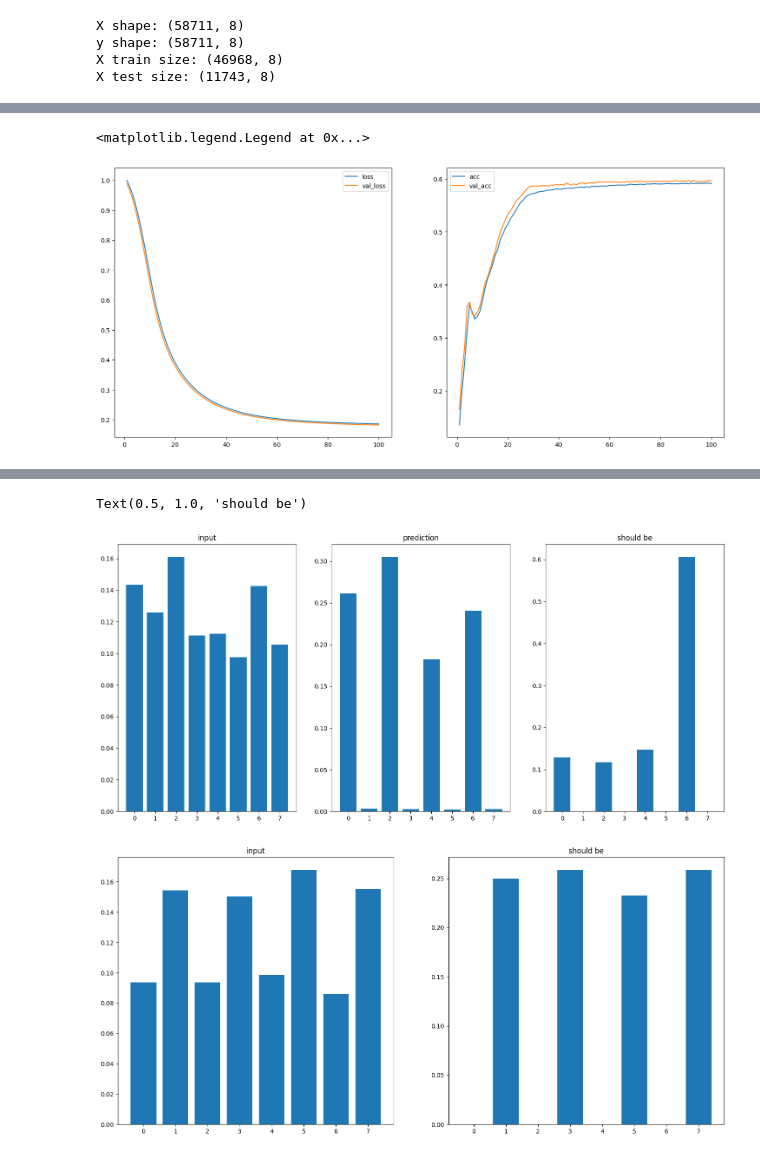
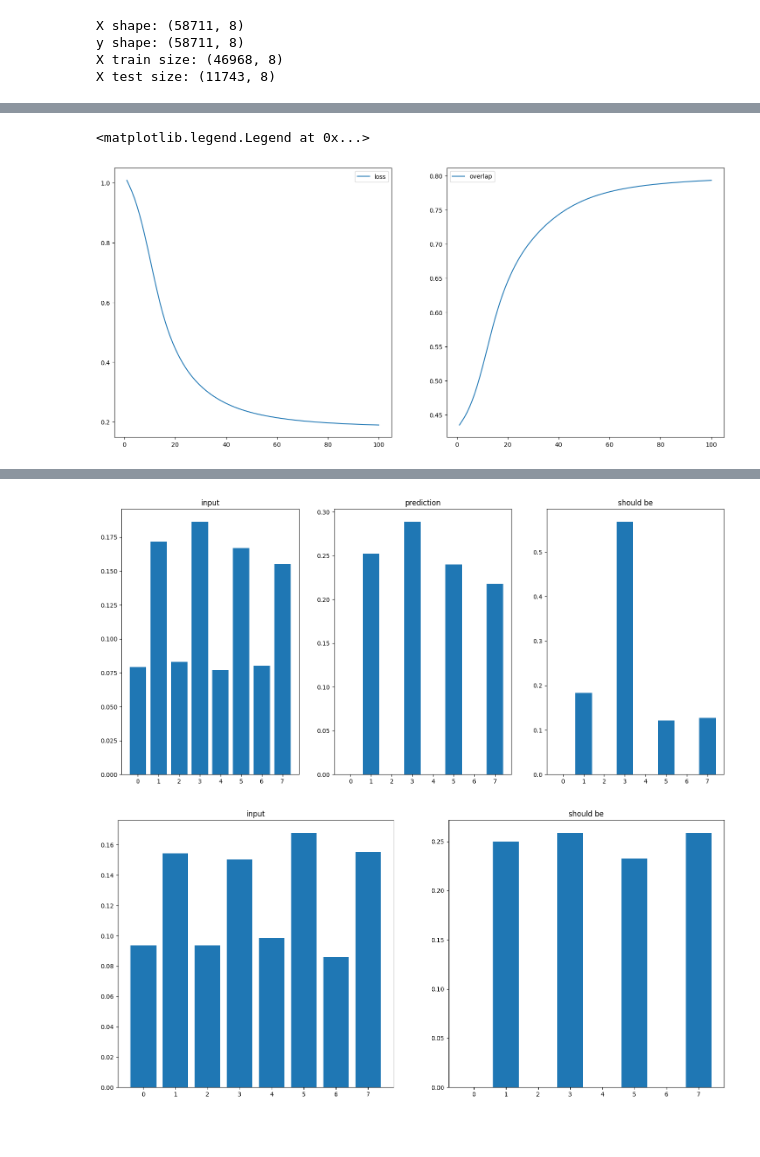
Before and after one commit to filipkojro/qw-defects, a Jupyter notebook: model_tests.ipynb, the cells around one changed output, grey strips where cells are left out. Cells and saved outputs as stored; diff of their text form; code cells hidden in the pictures; blank space fills up the shorter version.

Commit message:
overlap metric

```diff
--- a/model_tests.ipynb
+++ b/model_tests.ipynb
@@ -50,13 +51,13 @@ test_model = tf.keras.Sequential(layers)
 test_model.compile(
     optimizer = tf.keras.optimizers.Adam(learning_rate=0.00001),
     loss='kld',
-    metrics=['acc']
+    metrics=[DistributionOverlap()]
 )
 # test_model.summary()
 
 
 history = test_model.fit(
-    X, y,
+    X_train, y_train,
     epochs=100,
     batch_size=64,
     validation_split=0.2
@@ -90,16 +113,16 @@ epochs = range(1, len(loss) + 1)
 # %%
 fig, ax = plt.subplots(ncols=2, figsize=(18,8))
 ax[0].plot(epochs, loss, label="loss")
-ax[0].plot(epochs, val_loss, label="val_loss")
+# ax[0].plot(epochs, val_loss, label="val_loss")
 ax[0].legend()
-ax[1].plot(epochs, acc, label="acc")
-ax[1].plot(epochs, val_acc, label="val_acc")
+ax[1].plot(epochs, acc, label="overlap")
+# ax[1].plot(epochs, val_acc, label="val_acc")
 ax[1].legend()
 # %% [output]
 <matplotlib.legend.Legend at 0x...>
-[figure, old version]
+[figure, new version]
 # %%
-i = 17
+i = 15
 
 pred = test_model.predict(np.array([X[i]]))[0]
 
@@ -112,4 +135,7 @@ ax[1].bar(xs, pred)
 ax[1].set_title("prediction")
 ax[2].bar(xs, y[i])
 ax[2].set_title("should be")
+
+
+print(f"overlap: {DistributionOverlapSingle(y[i], pred)}")
 # %% [output]
@@ -117,5 +144,4 @@ ax[2].set_title("should be")
-Text(0.5, 1.0, 'should be')
-[figure, old version]
+[figure, new version]
 # %%
 for i in range(12):
     xs = np.arange(len(X[i]))
```
Also changed, not shown: parts of 5 cells of this notebook, 1 other file.
